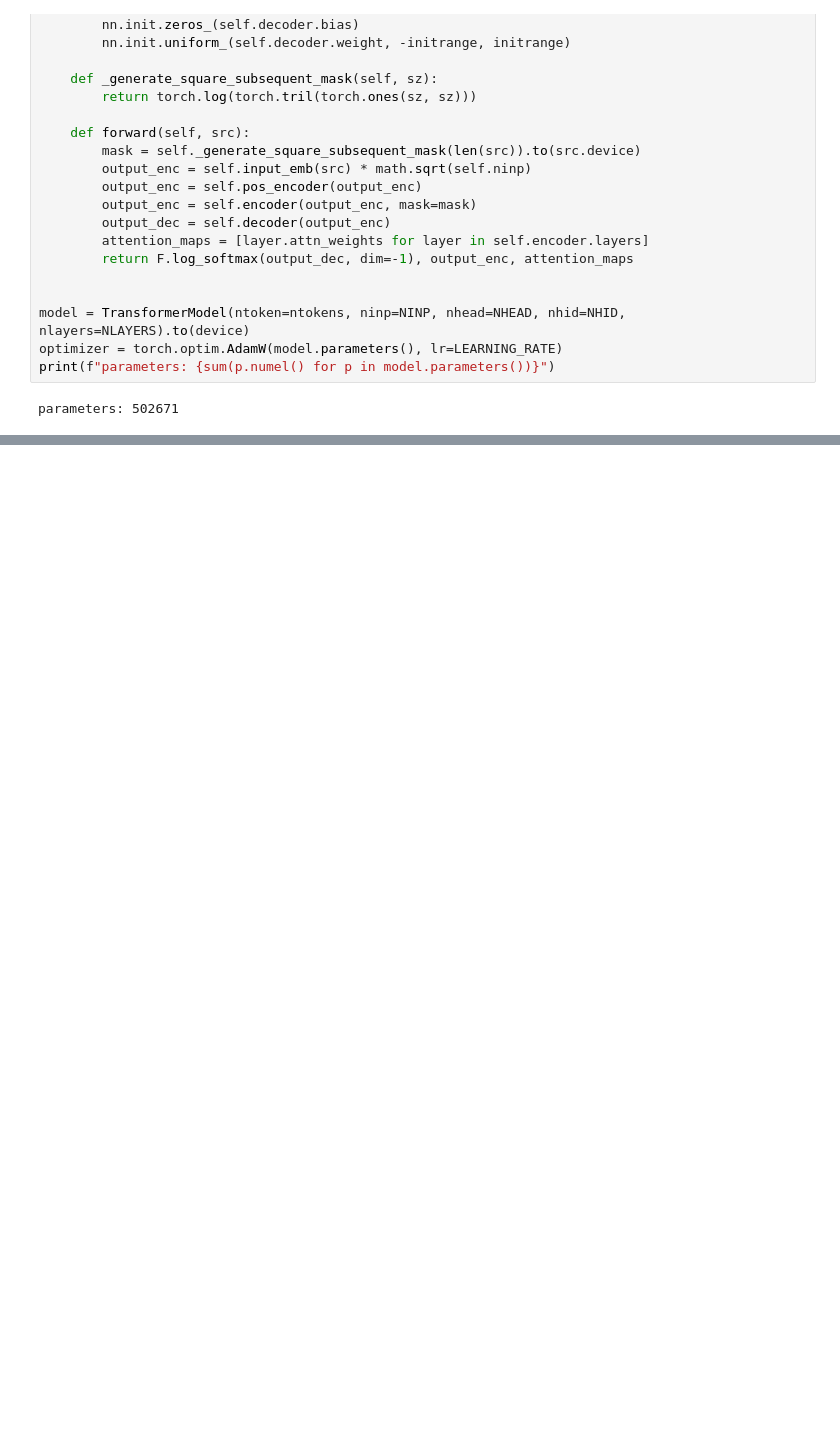
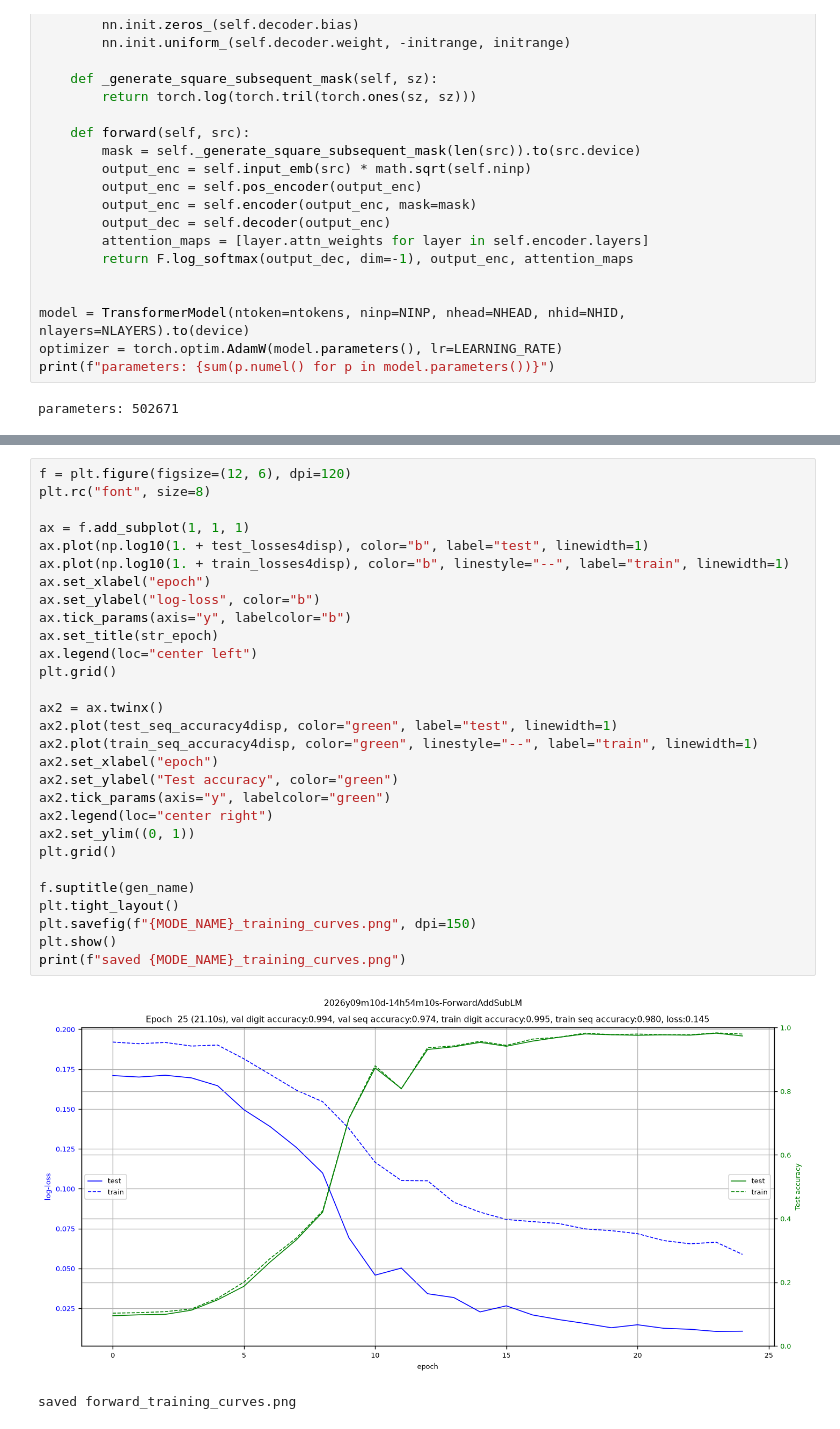
Before and after one commit to omar-thompson/IFN680---Assessments-, a Jupyter notebook: project_5/LLMForward.ipynb, the cells around one changed output, grey strips where cells are left out. Drawn from its saved outputs; the diff is of its cells as text; blank space fills up the shorter version.

```diff
--- a/project_5/LLMForward.ipynb
+++ b/project_5/LLMForward.ipynb
@@ -244,0 +494,32 @@ parameters: 502671
+# %%
+f = plt.figure(figsize=(12, 6), dpi=120)
+plt.rc("font", size=8)
+
+ax = f.add_subplot(1, 1, 1)
+ax.plot(np.log10(1. + test_losses4disp), color="b", label="test", linewidth=1)
+ax.plot(np.log10(1. + train_losses4disp), color="b", linestyle="--", label="train", linewidth=1)
+ax.set_xlabel("epoch")
+ax.set_ylabel("log-loss", color="b")
+ax.tick_params(axis="y", labelcolor="b")
+ax.set_title(str_epoch)
+ax.legend(loc="center left")
+plt.grid()
+
+ax2 = ax.twinx()
+ax2.plot(test_seq_accuracy4disp, color="green", label="test", linewidth=1)
+ax2.plot(train_seq_accuracy4disp, color="green", linestyle="--", label="train", linewidth=1)
+ax2.set_xlabel("epoch")
+ax2.set_ylabel("Test accuracy", color="green")
+ax2.tick_params(axis="y", labelcolor="green")
+ax2.legend(loc="center right")
+ax2.set_ylim((0, 1))
+plt.grid()
+
+f.suptitle(gen_name)
+plt.tight_layout()
+plt.savefig(f"{MODE_NAME}_training_curves.png", dpi=150)
+plt.show()
+print(f"saved {MODE_NAME}_training_curves.png")
+# %% [output]
+[figure, added]
+saved forward_training_curves.png
```
Also changed, not shown: parts of 9 cells of this notebook, 4 other files.
